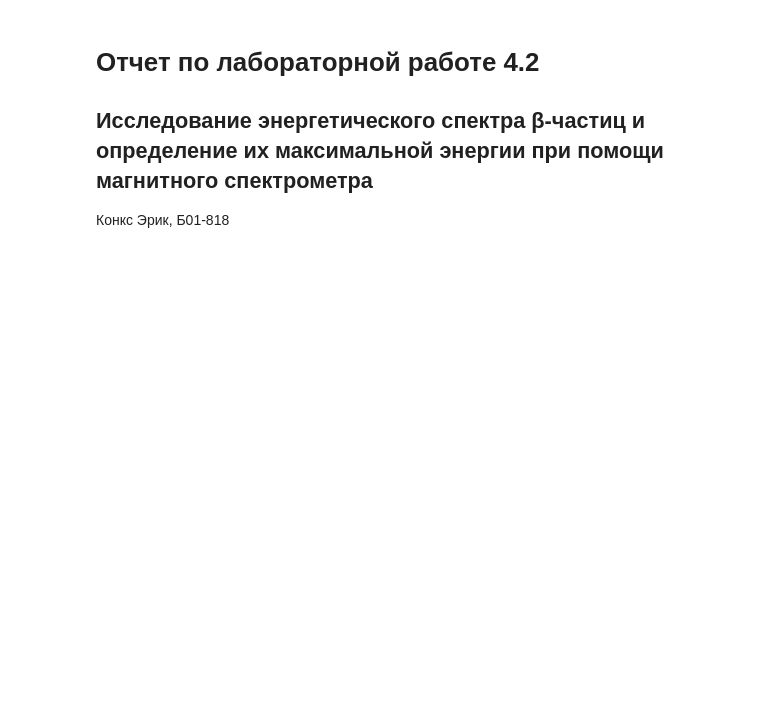
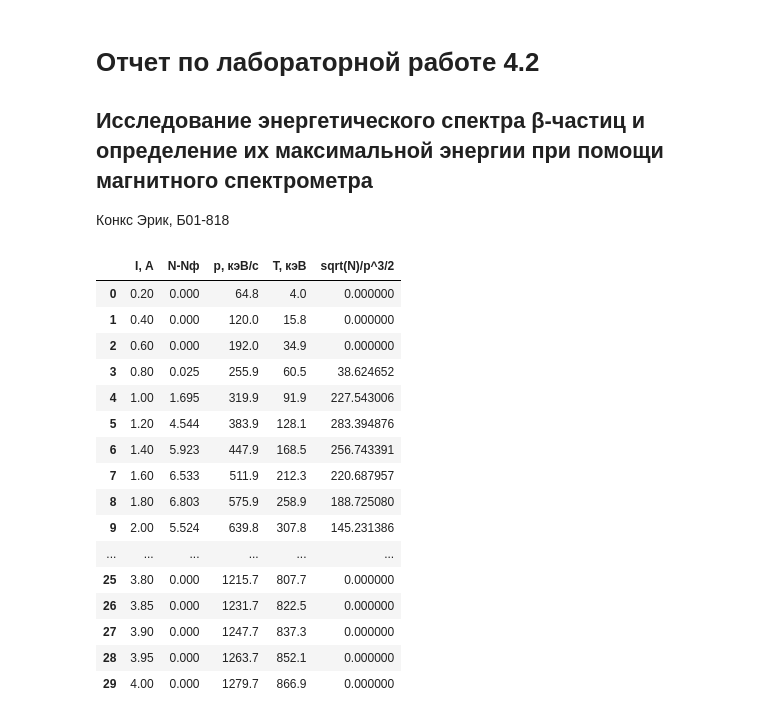
Before and after one commit to exucutional/quant_phys_lab, a Jupyter notebook: 4.2/beta_decay.ipynb, the cells around one changed output. Drawn from its saved outputs; the diff is of its cells as text; code cells hidden in the pictures; blank space fills up the shorter version.

```diff
--- a/4.2/beta_decay.ipynb
+++ b/4.2/beta_decay.ipynb
@@ -22,0 +6,39 @@ pd.DataFrame({'sqrt(N)/p': x, 'Δ(sqrt(N)/p)': x_err, 'Ee-E': y, 'Δ(Ee-E)': y_e
+# %%
+import numpy as np
+import pandas as pd
+import matplotlib.pyplot as plt
+import scipy.optimize as opt
+from scipy import odr
+
+I = [i*0.2 for i in range(1, 15)] + [3+(i)*0.05 for i in range(9)] + [3.5, 3.6, 3.8, 3.85, 3.9, 3.95, 4]
+N = [-0.365, -0.395, -0.675, 0.025, 1.695, 4.544, 5.923, 6.533, 6.803, 5.524, 3.934, 2.664, 1.535,
+     0.445, 1.185, 2.314, 2.554, 3.084, 2.984, 2.414, 0.645, -0.505, -1.404, -1.424, -1.444, -0.245,
+     -0.075, -0.205, -0.305, -0.365]
+p = [64.8, 120.0, 192.0, 255.9, 319.9, 383.9, 447.9, 511.9, 575.9, 639.8, 703.8, 767.8, 831.8, 895.8,
+    959.8, 975.7, 991.7, 1007.7, 1023.7, 1039.7, 1055.7, 1071.7, 1087.7, 1119.7, 1151.7, 1215.7,
+    1231.7, 1247.7, 1263.7, 1279.7]
+T = [4, 15.8, 34.9, 60.5, 91.9, 128.1, 168.5, 212.3, 258.9, 307.8, 358.8, 411.3, 465.2, 520.3, 576.3,
+    590.5, 604.6, 618.9, 633.2, 647.5, 661.9, 676.3, 690.8, 719.8, 749.0, 807.7, 822.5, 837.3, 852.1, 866.9]
+for i in range(len(N)):
+    N[i] = 0 if N[i] < 0 else N[i]
+
+mkFermi = np.sqrt(N) / np.power(p, 3/2) * 10**6
+pd.DataFrame({'I, А': I, 'N-Nф': N, 'p, кэВ/с': p, 'T, кэВ': T, 'sqrt(N)/p^3/2': mkFermi})
+# %% [output]
+|  | I, А | N-Nф | p, кэВ/с | T, кэВ | sqrt(N)/p^3/2 |
+| 0 | 0.20 | 0.000 | 64.8 | 4.0 | 0.000000 |
+| 1 | 0.40 | 0.000 | 120.0 | 15.8 | 0.000000 |
+| 2 | 0.60 | 0.000 | 192.0 | 34.9 | 0.000000 |
+| 3 | 0.80 | 0.025 | 255.9 | 60.5 | 38.624652 |
+| 4 | 1.00 | 1.695 | 319.9 | 91.9 | 227.543006 |
+| 5 | 1.20 | 4.544 | 383.9 | 128.1 | 283.394876 |
+| 6 | 1.40 | 5.923 | 447.9 | 168.5 | 256.743391 |
+| 7 | 1.60 | 6.533 | 511.9 | 212.3 | 220.687957 |
+| 8 | 1.80 | 6.803 | 575.9 | 258.9 | 188.725080 |
+| 9 | 2.00 | 5.524 | 639.8 | 307.8 | 145.231386 |
+| ... | ... | ... | ... | ... | ... |
+| 25 | 3.80 | 0.000 | 1215.7 | 807.7 | 0.000000 |
+| 26 | 3.85 | 0.000 | 1231.7 | 822.5 | 0.000000 |
+| 27 | 3.90 | 0.000 | 1247.7 | 837.3 | 0.000000 |
+| 28 | 3.95 | 0.000 | 1263.7 | 852.1 | 0.000000 |
+| 29 | 4.00 | 0.000 | 1279.7 | 866.9 | 0.000000 |
```
Also changed, not shown: parts of 7 cells of this notebook, 1 other file.
